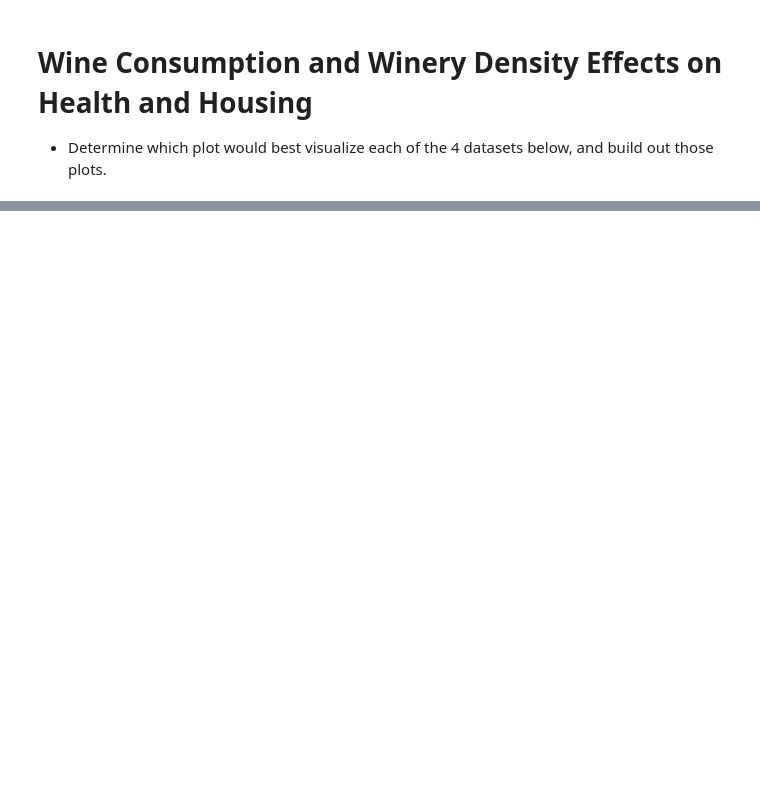
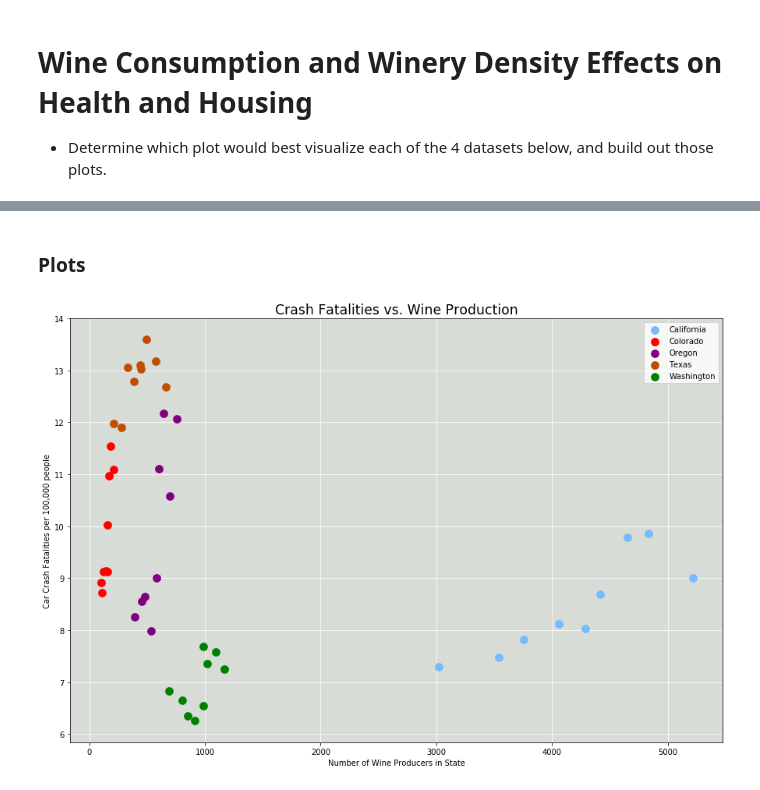
Before and after one commit to epayne323/ProjectOneRepo, a Jupyter notebook: Notebooks/working_EP.ipynb, the cells around one changed output, grey strips where cells are left out. Cells and saved outputs as stored; diff of their text form; code cells hidden in the pictures; blank space fills up the shorter version.

Commit message:
all plots added, cleaned up workbook

```diff
--- a/Notebooks/working_EP.ipynb
+++ b/Notebooks/working_EP.ipynb
@@ -302,0 +134,6 @@ fig.subplots_adjust(top=.95)
+# %%
+# reading in the saved csv so we dont have to request from the API upon reopening notebook
+crash_df=pd.read_csv(os.path.join("..","Data","Raw","crashes_top_5_wine_states_2010-2018.csv"))
+crash_df["FATALS"] = crash_df["FATALS"].astype(int)
+crash_df.drop("Unnamed: 0", axis=1, inplace=True)
+crash_df.head()
@@ -302,0 +149,6 @@ fig.subplots_adjust(top=.95)
+# %%
+state_year_group = crash_df.groupby(["STATENAME", "CaseYear"])
+crash_counts = state_year_group.sum()["FATALS"].reset_index()
+crash_counts_pivot_state = crash_counts.pivot(index="STATENAME",columns="CaseYear",values="FATALS").reset_index()
+crash_counts_pivot_state.columns = crash_counts_pivot_state.columns.astype(str)
+crash_counts_pivot_state
@@ -302,0 +164,6 @@ fig.subplots_adjust(top=.95)
+# %%
+wine_crash = pd.merge(total_wine_producers_df, crash_counts_pivot_state, on="STATENAME", how="outer",
+                      suffixes=("_wine","_crash"))
+wine_crash = wine_crash.loc[wine_crash["STATENAME"].isin(crash_counts_pivot_state["STATENAME"]),:]
+wine_crash = wine_crash.merge(state_populations_df.transpose().reset_index(), on="STATENAME",how="outer")
+wine_crash
@@ -302,0 +178,30 @@ fig.subplots_adjust(top=.95)
+# %% [markdown]
+### Plots
+# %%
+plt.figure(figsize=(15,10), facecolor="w")
+plt.title("Crash Fatalities vs. Wine Production", size="xx-large")
+axes = plt.axes()
+
+axes.set_facecolor("xkcd:light grey")
+axes.set_axisbelow(True)
+axes.grid(axis="both", color = "w")
+
+# axes.title()
+
+axes.set_xlabel("Number of Wine Producers in State")
+axes.set_ylabel("Car Crash Fatalities per 100,000 people")
+
+for state in state_colors.keys():
+
+    staterow = wine_crash["STATENAME"]==state
+    wineprods = wine_crash.loc[staterow, [x + "_wine" for x in crash_years]].transpose()
+    crashes = wine_crash.loc[staterow, [x + "_crash" for x in crash_years]].transpose()
+    pops = wine_crash.loc[staterow, crash_years].transpose()
+
+    plt.scatter(wineprods.values, crashes.values*100000/pops.values, c=state_colors[state],
+                label=state, linewidth=3, s=60)
+    plt.legend(loc="upper right")
+
+plt.savefig(os.path.join("..","Images", "Crash Fatalities vs. Wine Production Among Top 5 States.png"))
+# %% [output]
+[figure, added]
```
Also changed, not shown: parts of 55 cells of this notebook, 4 other files.
